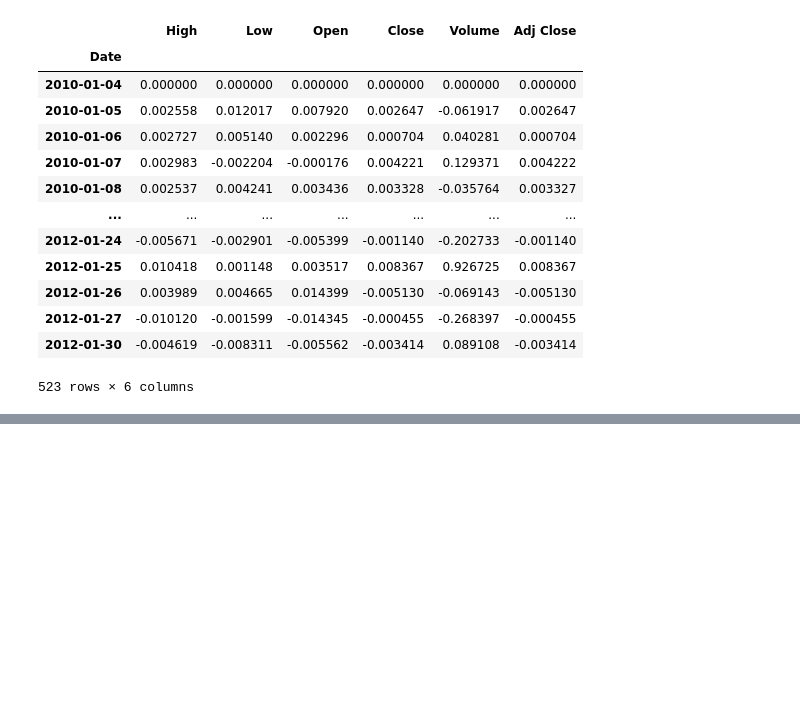
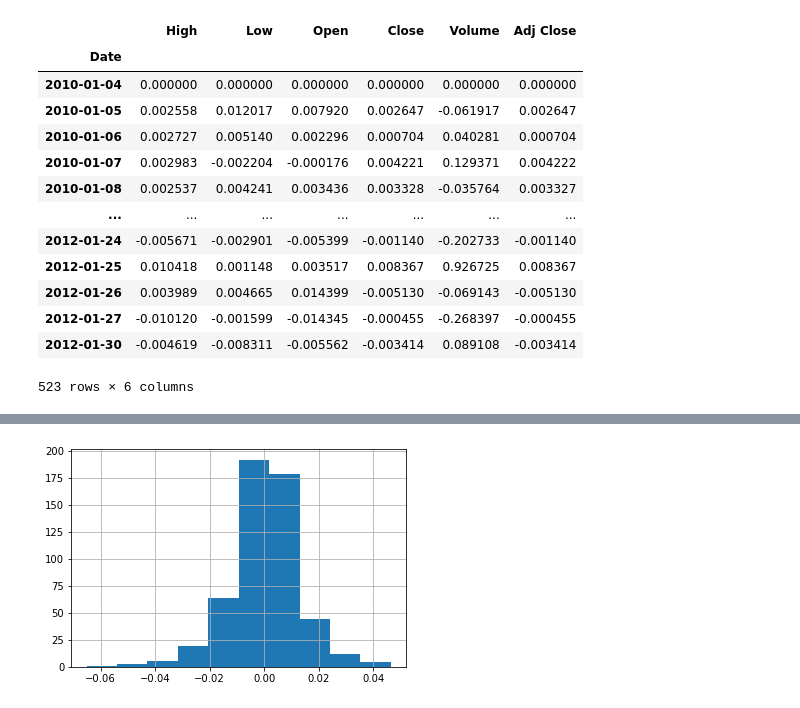
Before and after one commit to goldenglorys/ml-for-trading, a Jupyter notebook: ml_for_trading_3.ipynb, the cells around one changed output, grey strips where cells are left out. Cells and saved outputs as stored; diff of their text form; code cells hidden in the pictures; blank space fills up the shorter version.

```diff
--- a/ml_for_trading_3.ipynb
+++ b/ml_for_trading_3.ipynb
@@ -43,0 +44,5 @@ plt.show()
+# %%
+daily_returns['Close'].hist(bins=20)
+plt.show()
+# %% [output]
+[figure, added]
```
Also changed, not shown: parts of 1 cell of this notebook.
